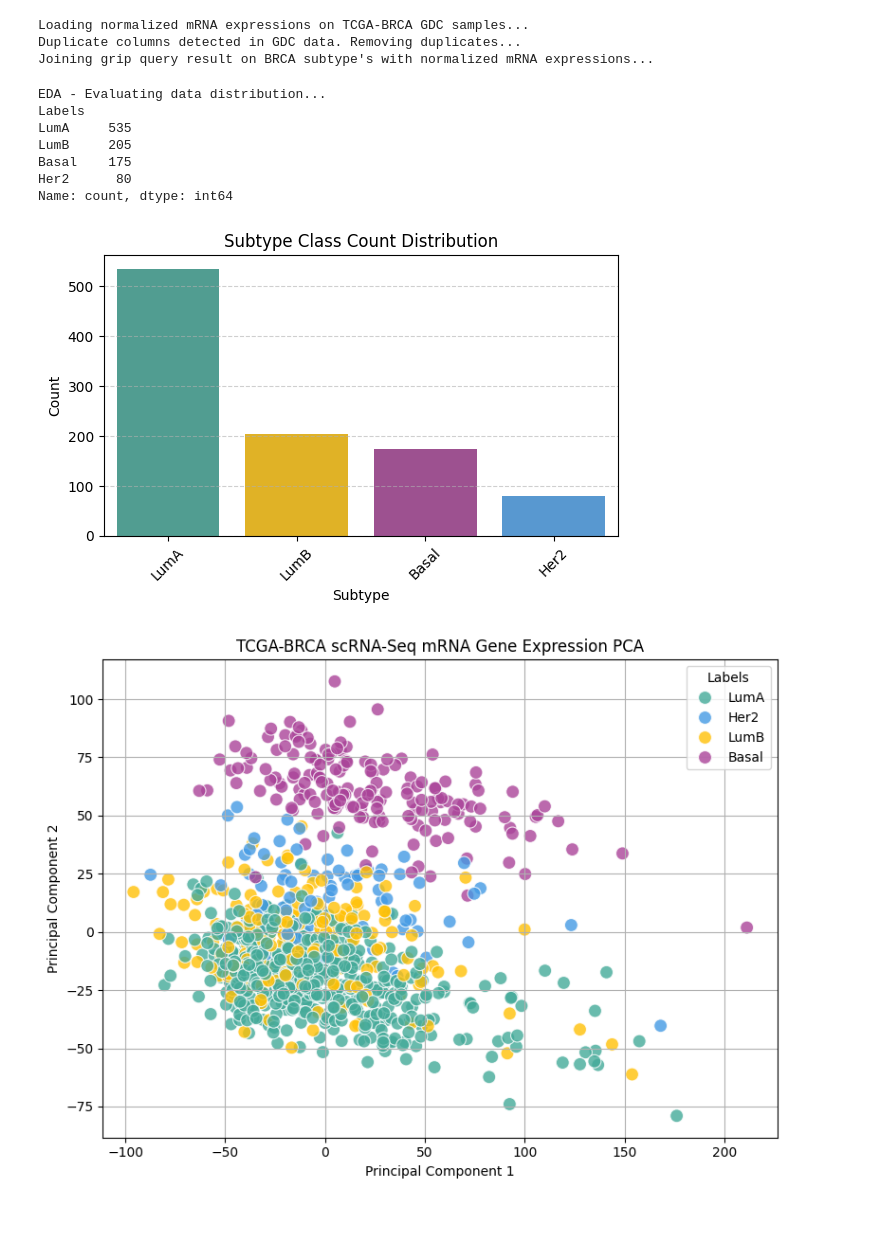
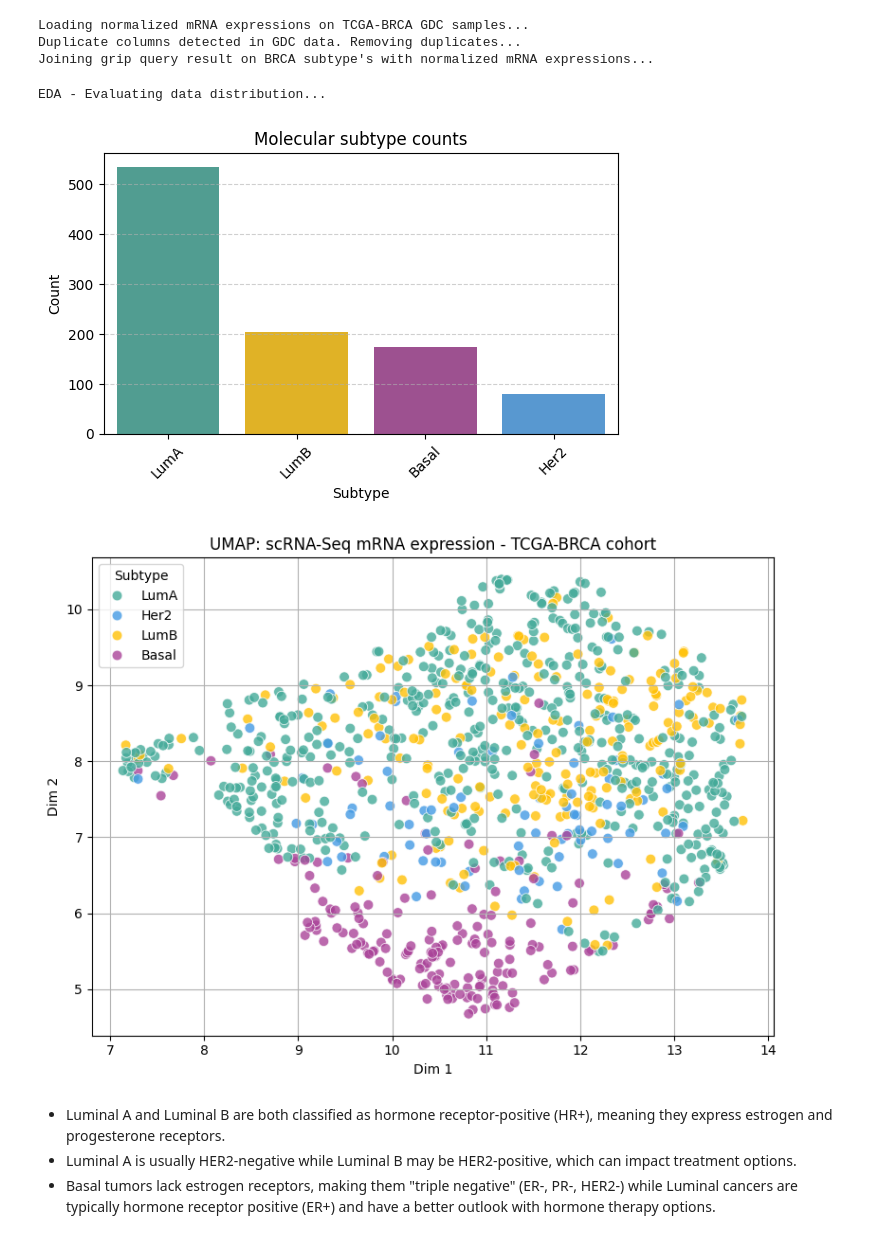
Before and after one commit to ohsu-comp-bio/pycascades, a Jupyter notebook: demo/subtype_features.ipynb, the cells around one changed output. Cells and saved outputs as stored; diff of their text form; code cells hidden in the pictures.

```diff
--- a/demo/subtype_features.ipynb
+++ b/demo/subtype_features.ipynb
@@ -52,51 +53,51 @@ Joining grip query result on BRCA subtype's with normalized mRNA expressions...
 # %%
 subtype_colors = {
     "LumA": "#44AA99",
     "LumB": "#FFC107",
     "Basal": "#AA4499",
     "Her2": "#449AE4"
 }
 
 print("EDA - Evaluating data distribution...")
 count_per_label = df_gdc['Labels'].value_counts()
-print(count_per_label)
+
 plt.figure(figsize=(6, 4))
 sns.barplot(x=count_per_label.index, y=count_per_label.values, palette=[subtype_colors[label] for label in count_per_label.index])
-plt.title("Subtype Class Count Distribution", fontsize=12)
+plt.title("Molecular subtype counts", fontsize=12)
 plt.xlabel("Subtype", fontsize=10), plt.ylabel("Count", fontsize=10)
 plt.xticks(rotation=45)
 plt.grid(axis='y', linestyle='--', alpha=0.6)
 plt.tight_layout()
 plt.show()
 
-# PCA on TCGA-BRCA normalized mRNA GDC data
+# UMAP on TCGA-BRCA normalized scRNA-Seq mRNA expression
 gene_expression_cols = df_gdc.drop(columns=["Labels", "BRCA"]).columns
 df_gdc_scaled = df_gdc[['Labels'] + list(gene_expression_cols)].copy()
 
 scaler = StandardScaler()
 df_gdc_scaled[gene_expression_cols] = scaler.fit_transform(df_gdc_scaled[gene_expression_cols])
-pca = PCA(n_components=3)
-df_gdc_scaled[['PCA1', 'PCA2', 'PCA3']] = pca.fit_transform(df_gdc_scaled[gene_expression_cols])
 
-# 2D PCA
+umap_reducer = umap.UMAP(n_components=2, random_state=seed)
+umap_embedding = umap_reducer.fit_transform(df_gdc_scaled[gene_expression_cols])
+df_gdc_scaled['UMAP1'] = umap_embedding[:, 0]
+df_gdc_scaled['UMAP2'] = umap_embedding[:, 1]
 plt.figure(figsize=(8, 6))
-sns.scatterplot(data=df_gdc_scaled, x='PCA1', y='PCA2', hue='Labels', palette=subtype_colors, s=100, alpha=0.8)
-plt.title("TCGA-BRCA scRNA-Seq mRNA Gene Expression PCA")
-plt.xlabel("Principal Component 1"), plt.ylabel("Principal Component 2")
-plt.legend(title='Labels', loc='upper right', fontsize=10)
+sns.scatterplot(data=df_gdc_scaled, x="UMAP1", y="UMAP2", hue="Labels", palette=subtype_colors, s=60, alpha=0.8)
+plt.title("UMAP: scRNA-Seq mRNA expression - TCGA-BRCA cohort")
+plt.xlabel("Dim 1")
+plt.ylabel("Dim 2")
+plt.legend(title="Subtype")
 plt.grid(True)
 plt.tight_layout()
 plt.show()
 # %% [output]
 EDA - Evaluating data distribution...
-Labels
-LumA     535
-LumB     205
-Basal    175
-Her2      80
-Name: count, dtype: int64
-[figure, old version]
+[figure, new version]
-[figure, old version]
+[figure, new version]
+# %% [markdown]
+- Luminal A and Luminal B are both classified as hormone receptor-positive (HR+), meaning they express estrogen and progesterone receptors.
+- Luminal A is usually HER2-negative while Luminal B may be HER2-positive, which can impact treatment options.
+- Basal tumors lack estrogen receptors, making them "triple negative" (ER-, PR-, HER2-) while Luminal cancers are typically hormone receptor positive (ER+) and have a better outlook with hormone therapy options.
 # %%
 import shap
 import tensorflow as tf
```
Also changed, not shown: parts of 3 cells of this notebook, 13 other files.
